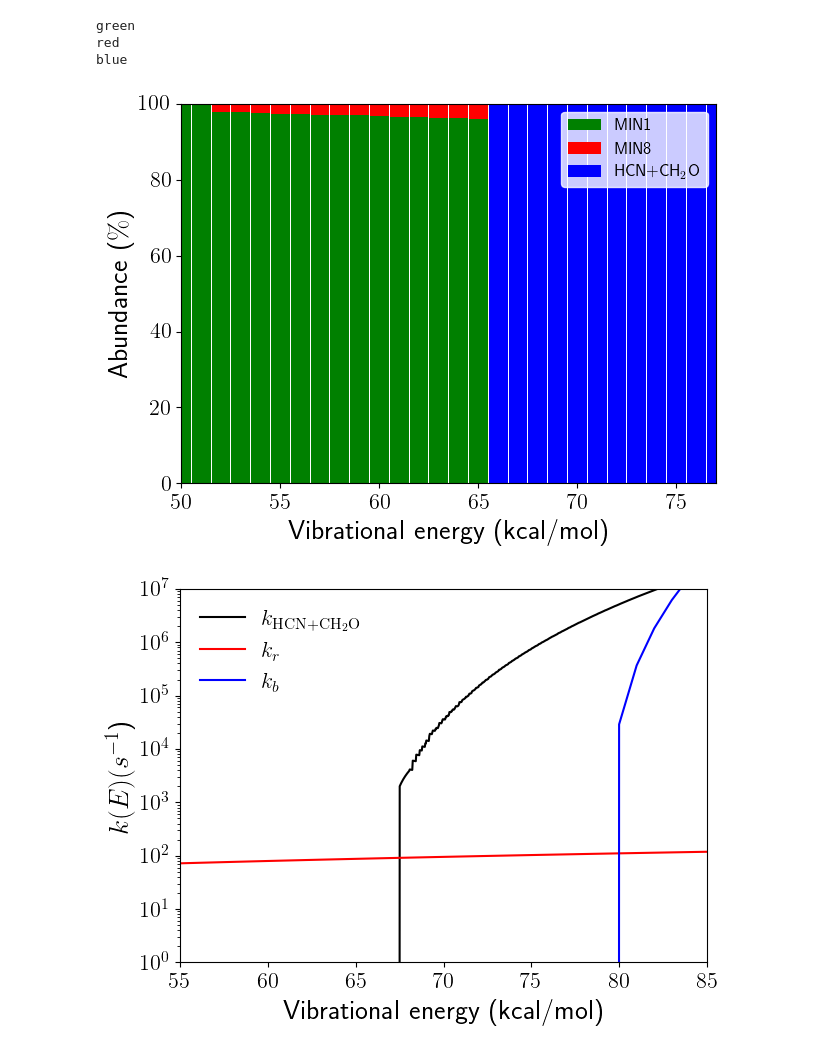
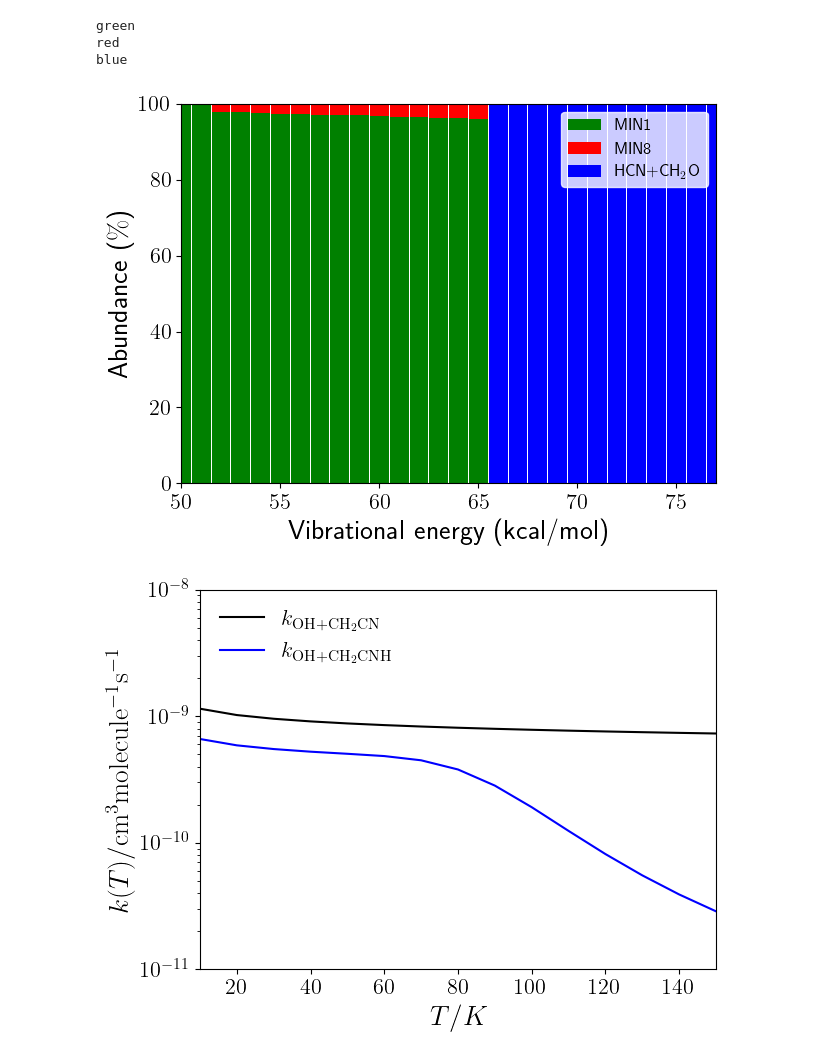
Before and after one commit to emartineznunez/latex, a Jupyter notebook: Kinetics/kinetics.ipynb, the cells around one changed output. Drawn from its saved outputs; the diff is of its cells as text; code cells hidden in the pictures.

```diff
--- a/Kinetics/kinetics.ipynb
+++ b/Kinetics/kinetics.ipynb
@@ -94,57 +94,45 @@ plt.savefig('kinetics.svg')
 #plt.show()
 
 
 plt.show()
 
 
 
 #reading the conductivities from a file
-k_ = pd.read_csv("k_hcn.csv",sep=',')
-ene = np.array(k_['ene'].values)
-k = np.array(k_['k'].values)
+k_rm = pd.read_csv("k_rad-mol.csv",sep=',')
+temp = np.array(k_rm['T(K)'].values)
+krm = np.array(k_rm['kCCUS'].values)
 
-k_radback = pd.read_csv("rad_back.csv",sep=',')
-ene2 = np.array(k_radback['ene'].values)
-krad = np.array(k_radback['rad'].values)
-kbac = np.array(k_radback['back'].values)
+k_rr = pd.read_csv("k_rad-rad.csv",sep=',')
+krr = np.array(k_rr['kCCUS'].values)
 
-k_radback = pd.read_csv("rad_back.csv",sep=',')
-ene2 = np.array(k_radback['ene'].values)
-kbac = np.array(k_radback['back'].values)
 
-line = pd.read_csv("Line.csv",sep=',')
-x = np.array(line['x'].values)
-y = np.array(line['y'].values)
+plt.rcParams['text.usetex'] = True
+plt.rcParams.update({'figure.autolayout':True})
+
+plt.plot(temp,krr, '-',color='black', label='$k_{\mathrm{OH+CH_{2}CN}}$')
+plt.plot(temp,krm, '-',color='blue', label='$k_{\mathrm{OH+CH_{2}CNH}}$')
 
 
 
+plt.xlabel('$T/K$',fontsize=20)
+plt.ylabel('$k(T)/ \mathrm{cm^{3}molecule^{-1}s^{-1}}$',fontsize=20)
 
-plt.rcParams['text.usetex'] = True
-
-plt.plot(ene,k, '-',color='black', label='$k_{\mathrm{HCN+CH_{2}O}}$')
-plt.plot(ene2,krad, '-',color='red', label='$k_{r}$')
-plt.plot(ene2,kbac, '-',color='blue', label='$k_{b}$')
-
-
-
-plt.xlabel('Vibrational energy (kcal/mol)',fontsize=20)
-plt.ylabel('$k(E) (s^{-1}$)',fontsize=20)
-
-plt.xlim([55,85])
-plt.ylim([1,1e7])
+plt.xlim([10,150])
+plt.ylim([1e-11,1e-8])
 plt.xticks(fontsize=16)
 plt.yticks(fontsize=16)
 #plt.title('GLN',x=0.8, y=0.8, fontsize=16)
 plt.tight_layout()
 plt.yscale("log")
 plt.legend(loc=2,fontsize=16,edgecolor='white')
 plt.savefig('rate.svg')
 
 
 plt.show()
 # %% [output]
 green
 red
 blue
 [figure]
-[figure, old version]
+[figure, new version]
```
